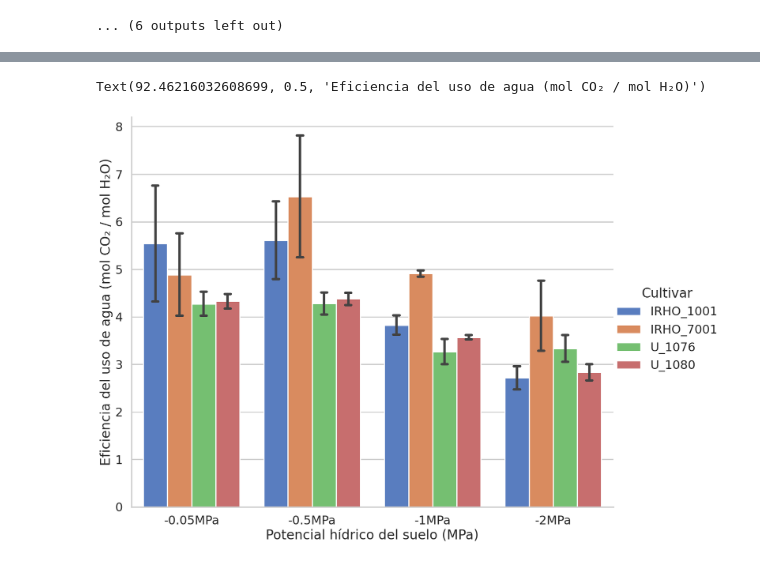
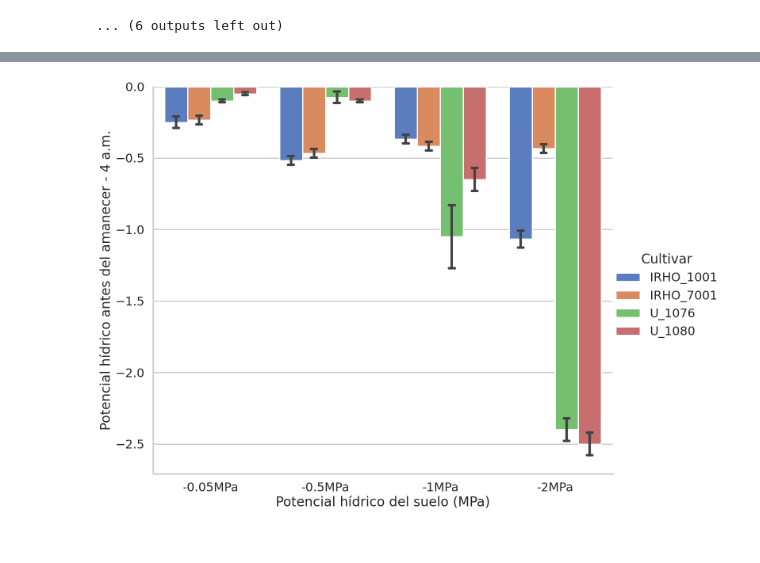
Before and after one commit to hdescobarh/journey-resolution, a Jupyter notebook: FV_Taller01_estres/Code/analisis.ipynb, the cells around one changed output, grey strips where cells are left out. Saved outputs shown, nothing was run; the diff lists cells and outputs as text; code cells hidden in the pictures.

```diff
--- a/FV_Taller01_estres/Code/analisis.ipynb
+++ b/FV_Taller01_estres/Code/analisis.ipynb
@@ -233,20 +212,21 @@ sns.set_style("whitegrid")
 # %%
-sns.catplot(
-    x="WATERPOT",  # x variable name
-    y="WUE",  # y variable name
-    hue="Cultivar",  # group variable name
-    data=raw_df,  # dataframe to plot
-    kind="bar",
-    errorbar=("sd", 1),
-    capsize=0.2,
-    palette="muted",
-    height=11.5,  # inches
-    aspect=1.2,
-)
-
-# plt.title("")
-plt.xlabel("Potencial hídrico del suelo (MPa)")
-plt.ylabel("Eficiencia del uso de agua (mol CO₂ / mol H₂O)")
+def make_group_plot(dataframe, variable_name, variable_label):
+    sns.catplot(
+        x="WATERPOT",
+        y=variable_name,
+        hue="Cultivar",  # grouping variable
+        data=dataframe,
+        kind="bar",
+        errorbar=("sd", 1),
+        capsize=0.2,
+        palette="muted",
+        height=11.5,  # inches
+        aspect=1.2,  # width = aspect * height
+    )
+    # plt.title("")
+    plt.xlabel("Potencial hídrico del suelo (MPa)")
+    plt.ylabel(variable_label)
-# %% [output]
-Text(92.46216032608699, 0.5, 'Eficiencia del uso de agua (mol CO₂ / mol H₂O)')
-[figure, removed]
+# %%
+make_group_plot(raw_df, "PH4AM", "Potencial hídrico antes del amanecer - 4 a.m.")
+# %% [output]
+[figure, added]
```
Also changed, not shown: parts of 16 cells of this notebook.
